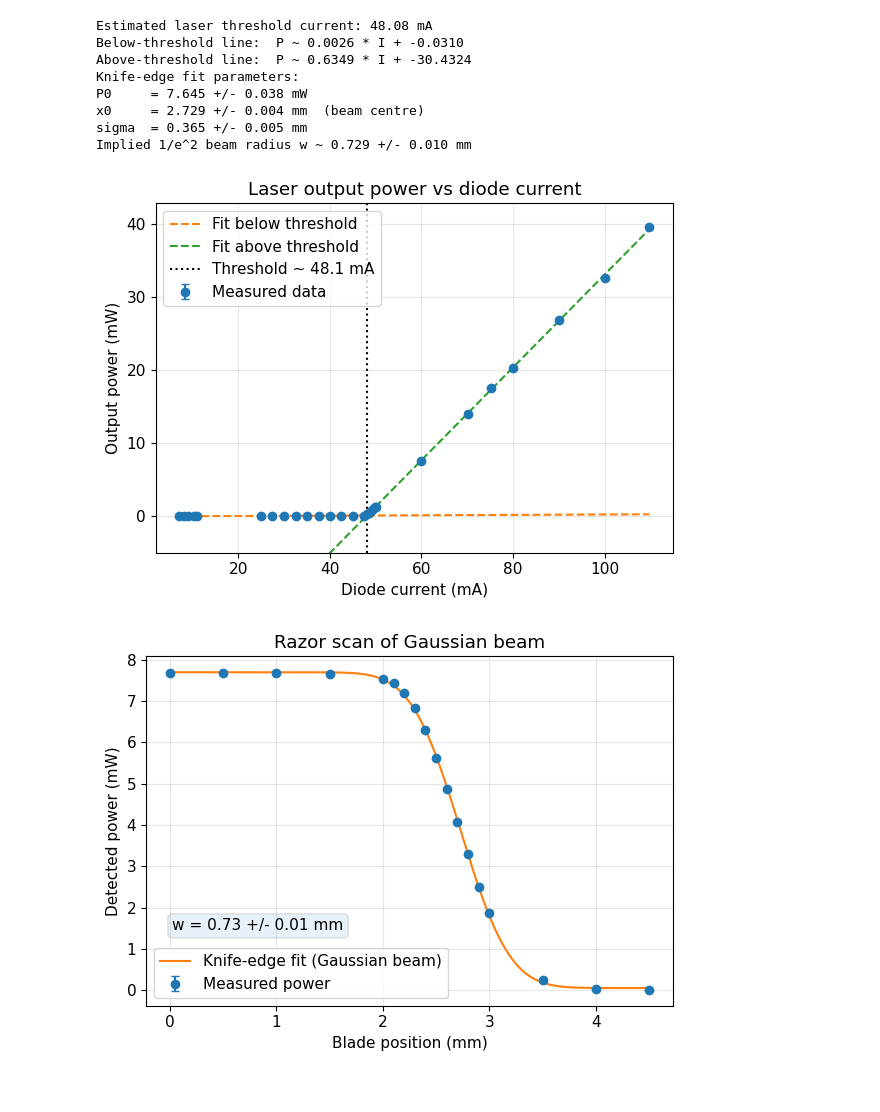
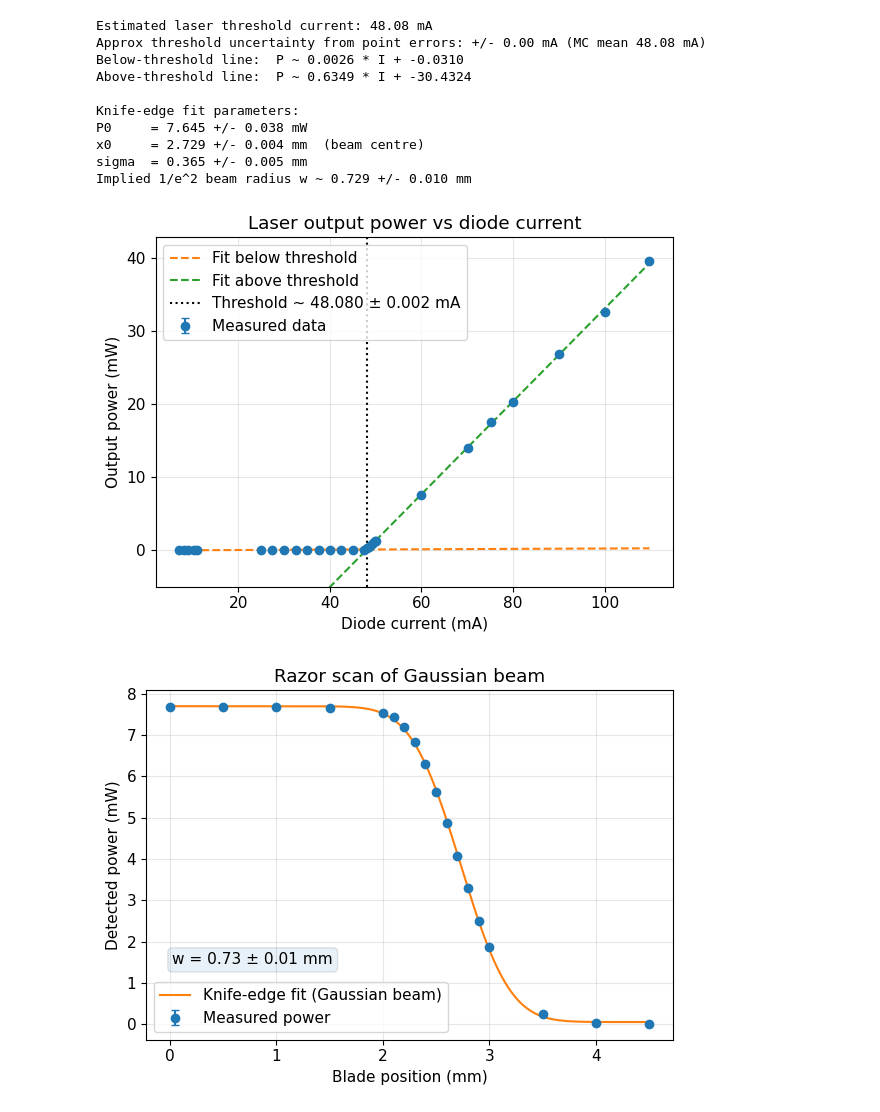
Before and after one commit to jfan26/Experimental-Physics, a Jupyter notebook: AMO/Python/laserpower_analysis.ipynb, the cells around one changed output. Saved outputs shown, nothing was run; the diff lists cells and outputs as text; code cells hidden in the pictures.

```diff
--- a/AMO/Python/laserpower_analysis.ipynb
+++ b/AMO/Python/laserpower_analysis.ipynb
@@ -59,9 +59,27 @@ def find_threshold_piecewise_linear(x, y, min_points=4):
     return best_idx, (p_low, p_high), I_thr
 
 
+def estimate_threshold_uncertainty(x, y, y_err, min_points=4, n_samples=2000, seed=0):
+    """
+    Propagate point uncertainties to threshold via Monte Carlo jitter.
+    Keeps the same breakpoint-finding method as the nominal fit.
+    """
+    rng = np.random.default_rng(seed)
+    y_err_safe = np.maximum(y_err, 1e-12)
+    thresholds = []
+    for _ in range(n_samples):
+        y_pert = y + rng.normal(0.0, y_err_safe)
+        _, (_, _), thr = find_threshold_piecewise_linear(x, y_pert, min_points)
+        thresholds.append(thr)
+    thresholds = np.array(thresholds)
+    return float(thresholds.mean()), float(thresholds.std())
+
+
 idx_break, (p_low, p_high), I_thr = find_threshold_piecewise_linear(x, y)
+I_thr_mean, I_thr_std = estimate_threshold_uncertainty(x, y, y_err)
 
 print(f"Estimated laser threshold current: {I_thr:.2f} mA")
+print(f"Approx threshold uncertainty from point errors: +/- {I_thr_std:.2f} mA (MC mean {I_thr_mean:.2f} mA)")
 print(f"Below-threshold line:  P ~ {p_low[0]:.4f} * I + {p_low[1]:.4f}")
 print(f"Above-threshold line:  P ~ {p_high[0]:.4f} * I + {p_high[1]:.4f}")
 
@@ -109,7 +127,7 @@ popt, pcov = curve_fit(knife_edge_model, xb, yb, p0=p0)
 P0_fit, x0_fit, sigma_fit, offset_fit = popt
 perr = np.sqrt(np.diag(pcov))
 
-print("Knife-edge fit parameters:")
+print("\nKnife-edge fit parameters:")
 print(f"P0     = {P0_fit:.3f} +/- {perr[0]:.3f} mW")
 print(f"x0     = {x0_fit:.3f} +/- {perr[1]:.3f} mm  (beam centre)")
 print(f"sigma  = {sigma_fit:.3f} +/- {perr[2]:.3f} mm")
@@ -139,7 +157,7 @@ fig1, ax1 = plt.subplots()
 ax1.errorbar(x, y, yerr=y_err, fmt="o", color="C0", label="Measured data", zorder=3, capsize=3)
 ax1.plot(x_fit, y_low_fit, "C1--", label="Fit below threshold")
 ax1.plot(x_fit, y_high_fit, "C2--", label="Fit above threshold")
-ax1.axvline(I_thr, color="k", linestyle=":", label=f"Threshold ~ {I_thr:.1f} mA")
+ax1.axvline(I_thr, color="k", linestyle=":", label=f"Threshold ~ {I_thr:.3f} ± {I_thr_std:.3f} mA")
 
 ax1.set_xlabel("Diode current (mA)")
 ax1.set_ylabel("Output power (mW)")
@@ -150,33 +168,35 @@ ax1.legend()
 
 fig1.tight_layout()
 
 # Figure 2: Razor scan with knife-edge (Gaussian) fit
 fig2, ax2 = plt.subplots()
 
 ax2.errorbar(xb, yb, yerr=yb_err, fmt="o", color="C0", label="Measured power", zorder=3, capsize=3)
 ax2.plot(xb_fit, yb_fit, "C1-", label="Knife-edge fit (Gaussian beam)")
 
-annotation = f"w = {w_fit:.2f} +/- {w_err:.2f} mm"
+annotation = f"w = {w_fit:.2f} ± {w_err:.2f} mm"
 ax2.text(0.05, 0.25, annotation, transform=ax2.transAxes,
          ha="left", va="top", bbox=dict(boxstyle="round", alpha=0.1))
 
 ax2.set_xlabel("Blade position (mm)")
 ax2.set_ylabel("Detected power (mW)")
 ax2.set_title("Razor scan of Gaussian beam")
 ax2.grid(True, alpha=0.3)
 ax2.legend()
 
 fig2.tight_layout()
 
 plt.show()
 # %% [output]
 Estimated laser threshold current: 48.08 mA
+Approx threshold uncertainty from point errors: +/- 0.00 mA (MC mean 48.08 mA)
 Below-threshold line:  P ~ 0.0026 * I + -0.0310
 Above-threshold line:  P ~ 0.6349 * I + -30.4324
+
 Knife-edge fit parameters:
 P0     = 7.645 +/- 0.038 mW
 x0     = 2.729 +/- 0.004 mm  (beam centre)
 sigma  = 0.365 +/- 0.005 mm
 Implied 1/e^2 beam radius w ~ 0.729 +/- 0.010 mm
-[figure, old version]
+[figure, new version]
-[figure, old version]
+[figure, new version]
```
Also changed, not shown: 9 other files.
